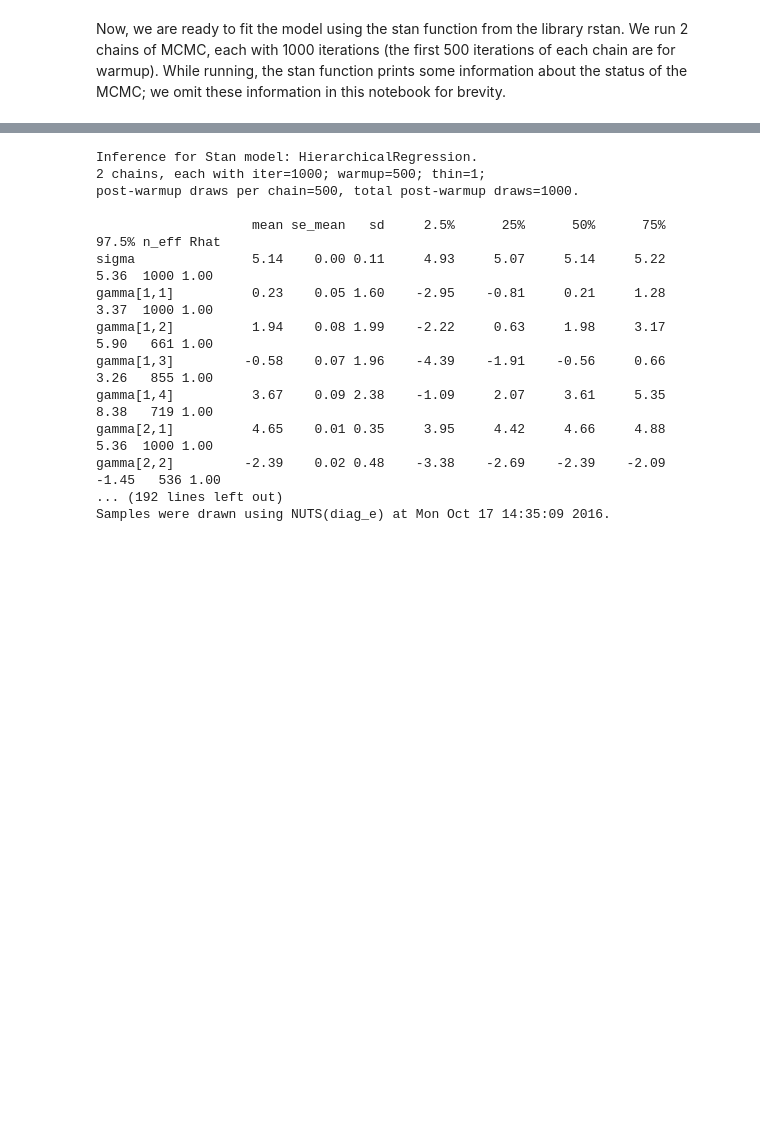
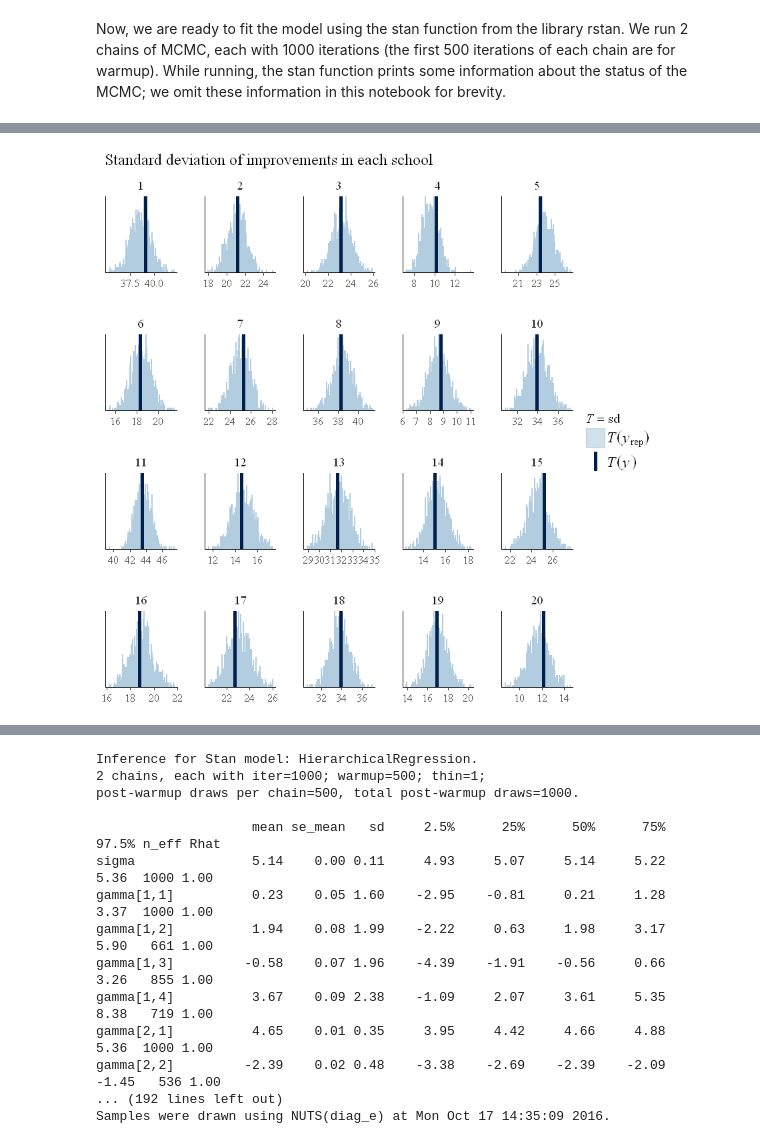
Before and after one commit to milkha/JupyterTest2, a Jupyter notebook: Model.ipynb, the cells around one changed output, grey strips where cells are left out. Saved outputs shown, nothing was run; the diff lists cells and outputs as text; code cells hidden in the pictures; blank space fills up the shorter version.

```diff
--- a/Model.ipynb
+++ b/Model.ipynb
@@ -86,0 +137,5 @@ fit <- stan("HierarchicalRegression.stan", data=c("J","Q","N","P", "g", "X","U",
+# %%
+ppc_stat_grouped(Y, Yrep, group = rep(1:J, each=N/J), stat = "sd", binwidth = 0.05) +
+  ggtitle("Standard deviation of improvements in each school")
+# %% [output]
+[figure, added]
```
Also changed, not shown: parts of 16 cells of this notebook.
